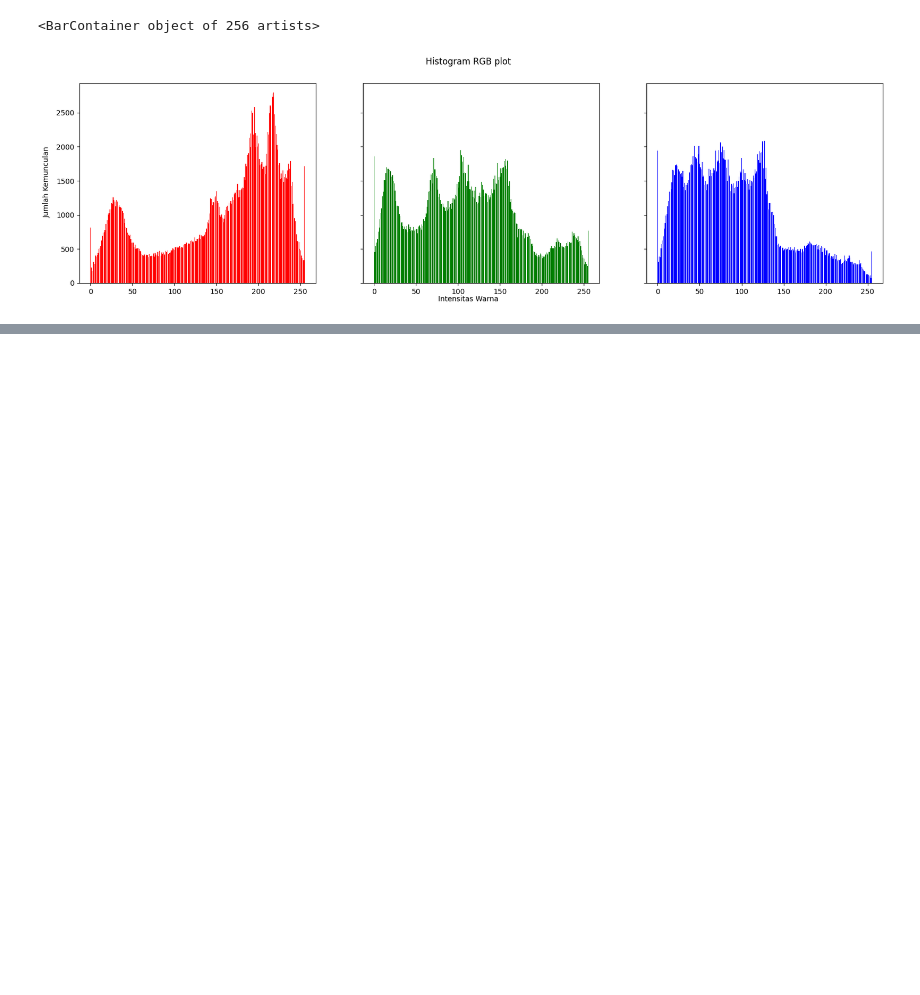
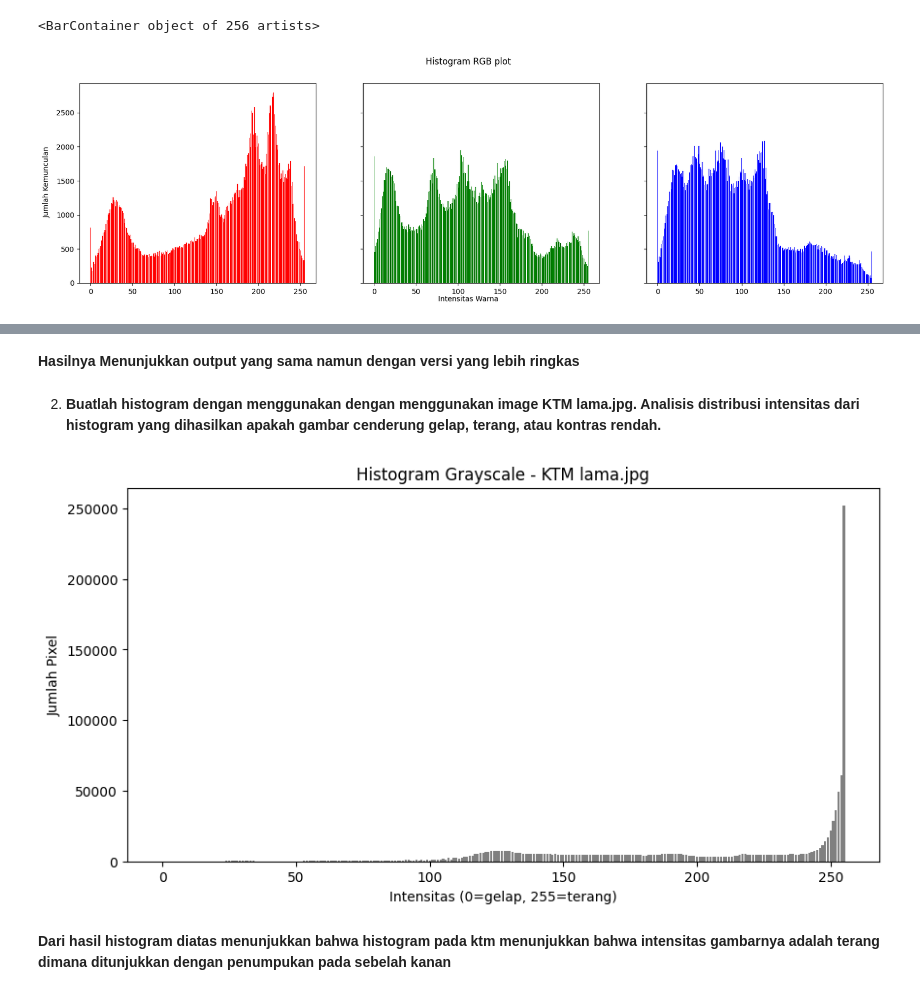
Before and after one commit to Faliirham/PCVK25_3F_11, a Jupyter notebook: Week5_11.ipynb, the cells around one changed output, grey strips where cells are left out. Cells and saved outputs as stored; diff of their text form; code cells hidden in the pictures; blank space fills up the shorter version.

```diff
--- a/Week5_11.ipynb
+++ b/Week5_11.ipynb
@@ -52,0 +84,23 @@ axis[2].bar(names, blue, color = 'blue')
+# %% [markdown]
+**Hasilnya Menunjukkan output yang sama namun dengan versi yang lebih ringkas**
+# %% [markdown]
+2. **Buatlah histogram dengan menggunakan dengan menggunakan image KTM lama.jpg.
+Analisis distribusi intensitas dari histogram yang dihasilkan apakah gambar cenderung
+gelap, terang, atau kontras rendah.**
+# %%
+ktm = cv.imread('/content/drive/MyDrive/PCVK25_3F_11/Gambar/KTM lama.jpg')
+
+# Hitung histogram
+hist, bins = np.histogram(ktm, bins=256, range=(0,256))
+
+# Plot histogram
+plt.figure(figsize=(10,5))
+plt.title('Histogram Grayscale - KTM lama.jpg')
+plt.xlabel('Intensitas (0=gelap, 255=terang)')
+plt.ylabel('Jumlah Pixel')
+plt.bar(bins[:-1], hist, color='gray')
+plt.show()
+# %% [output]
+[figure, added]
+# %% [markdown]
+**Dari hasil histogram diatas menunjukkan bahwa histogram pada ktm menunjukkan bahwa intensitas gambarnya adalah terang dimana ditunjukkan dengan penumpukan pada sebelah kanan**
```
Also changed, not shown: parts of 2 cells of this notebook.
